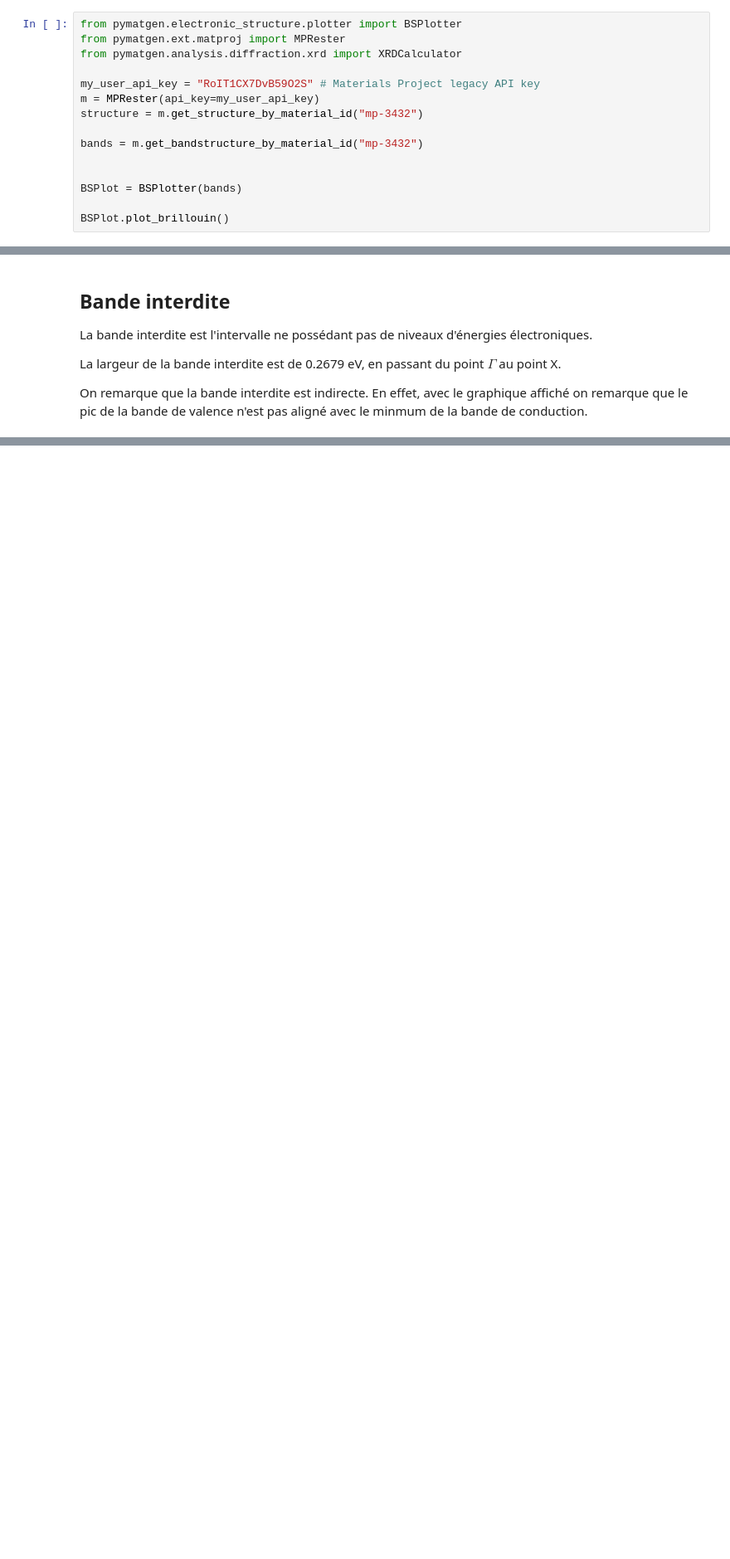
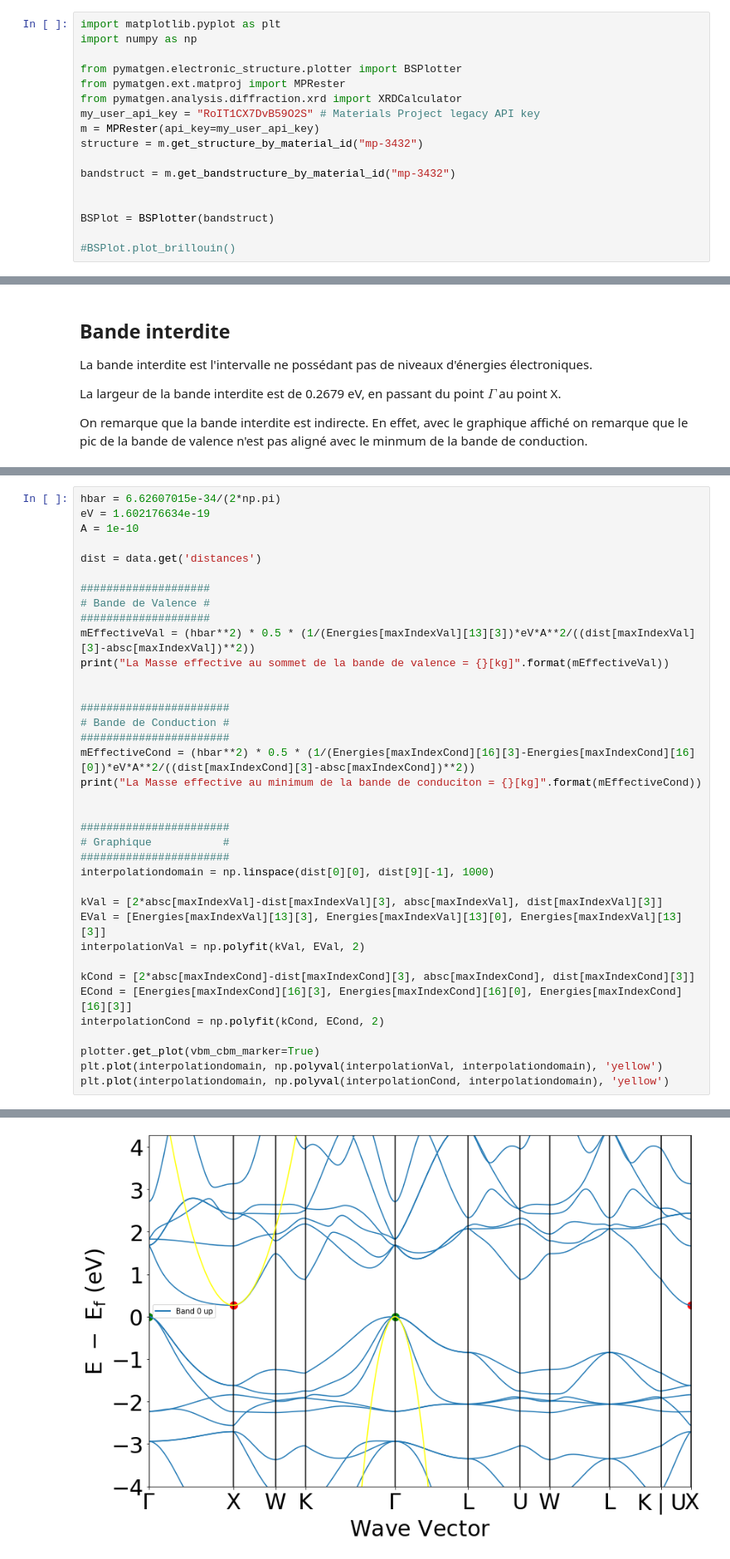
Before and after one commit to FDAUP0/lmapr1492, a Jupyter notebook: el_bands.ipynb, the cells around one changed output, grey strips where cells are left out. Shown at 83% size. Saved outputs shown, nothing was run; the diff lists cells and outputs as text; blank space fills up the shorter version.

```diff
--- a/el_bands.ipynb
+++ b/el_bands.ipynb
@@ -22,17 +22,19 @@
 
 </ul>
 # %%
+import matplotlib.pyplot as plt
+import numpy as np
+
 from pymatgen.electronic_structure.plotter import BSPlotter
 from pymatgen.ext.matproj import MPRester
 from pymatgen.analysis.diffraction.xrd import XRDCalculator
-
 my_user_api_key = "RoIT1CX7DvB59O2S" # Materials Project legacy API key
 m = MPRester(api_key=my_user_api_key)
 structure = m.get_structure_by_material_id("mp-3432")
 
-bands = m.get_bandstructure_by_material_id("mp-3432")
+bandstruct = m.get_bandstructure_by_material_id("mp-3432")
 
 
-BSPlot = BSPlotter(bands)
+BSPlot = BSPlotter(bandstruct)
 
-BSPlot.plot_brillouin()
+#BSPlot.plot_brillouin()
@@ -135,0 +185,38 @@ TypeError: string indices must be integers
+# %%
+hbar = 6.62607015e-34/(2*np.pi)
+eV = 1.602176634e-19
+A = 1e-10
+
+dist = data.get('distances')
+
+####################
+# Bande de Valence #
+####################
+mEffectiveVal = (hbar**2) * 0.5 * (1/(Energies[maxIndexVal][13][3])*eV*A**2/((dist[maxIndexVal][3]-absc[maxIndexVal])**2))
+print("La Masse effective au sommet de la bande de valence = {}[kg]".format(mEffectiveVal))
+
+
+#######################
+# Bande de Conduction #
+#######################
+mEffectiveCond = (hbar**2) * 0.5 * (1/(Energies[maxIndexCond][16][3]-Energies[maxIndexCond][16][0])*eV*A**2/((dist[maxIndexCond][3]-absc[maxIndexCond])**2))
+print("La Masse effective au minimum de la bande de conduciton = {}[kg]".format(mEffectiveCond))
+
+
+#######################
+# Graphique           #
+#######################
+interpolationdomain = np.linspace(dist[0][0], dist[9][-1], 1000)
+
+kVal = [2*absc[maxIndexVal]-dist[maxIndexVal][3], absc[maxIndexVal], dist[maxIndexVal][3]]
+EVal = [Energies[maxIndexVal][13][3], Energies[maxIndexVal][13][0], Energies[maxIndexVal][13][3]]
+interpolationVal = np.polyfit(kVal, EVal, 2)
+
+kCond = [2*absc[maxIndexCond]-dist[maxIndexCond][3], absc[maxIndexCond], dist[maxIndexCond][3]]
+ECond = [Energies[maxIndexCond][16][3], Energies[maxIndexCond][16][0], Energies[maxIndexCond][16][3]]
+interpolationCond = np.polyfit(kCond, ECond, 2)
+
+plotter.get_plot(vbm_cbm_marker=True)
+plt.plot(interpolationdomain, np.polyval(interpolationVal, interpolationdomain), 'yellow')
+plt.plot(interpolationdomain, np.polyval(interpolationCond, interpolationdomain), 'yellow')
+# %% [output]
@@ -136,3 +226,4 @@ TypeError: string indices must be integers
+[figure, added]
 # %% [markdown]
 <h2>Bibliographie</h2>
 <ul>
```
Also changed, not shown: parts of 7 cells of this notebook.
